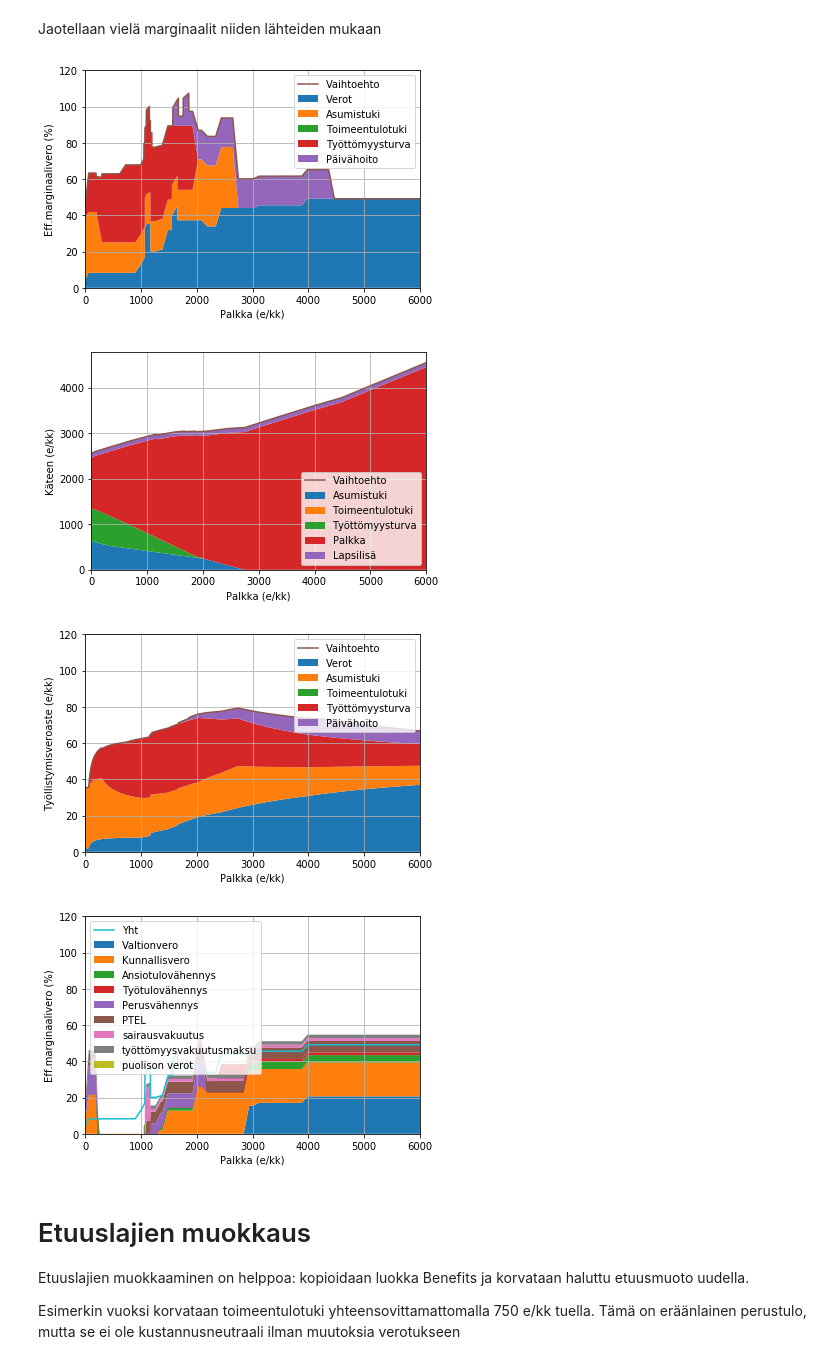
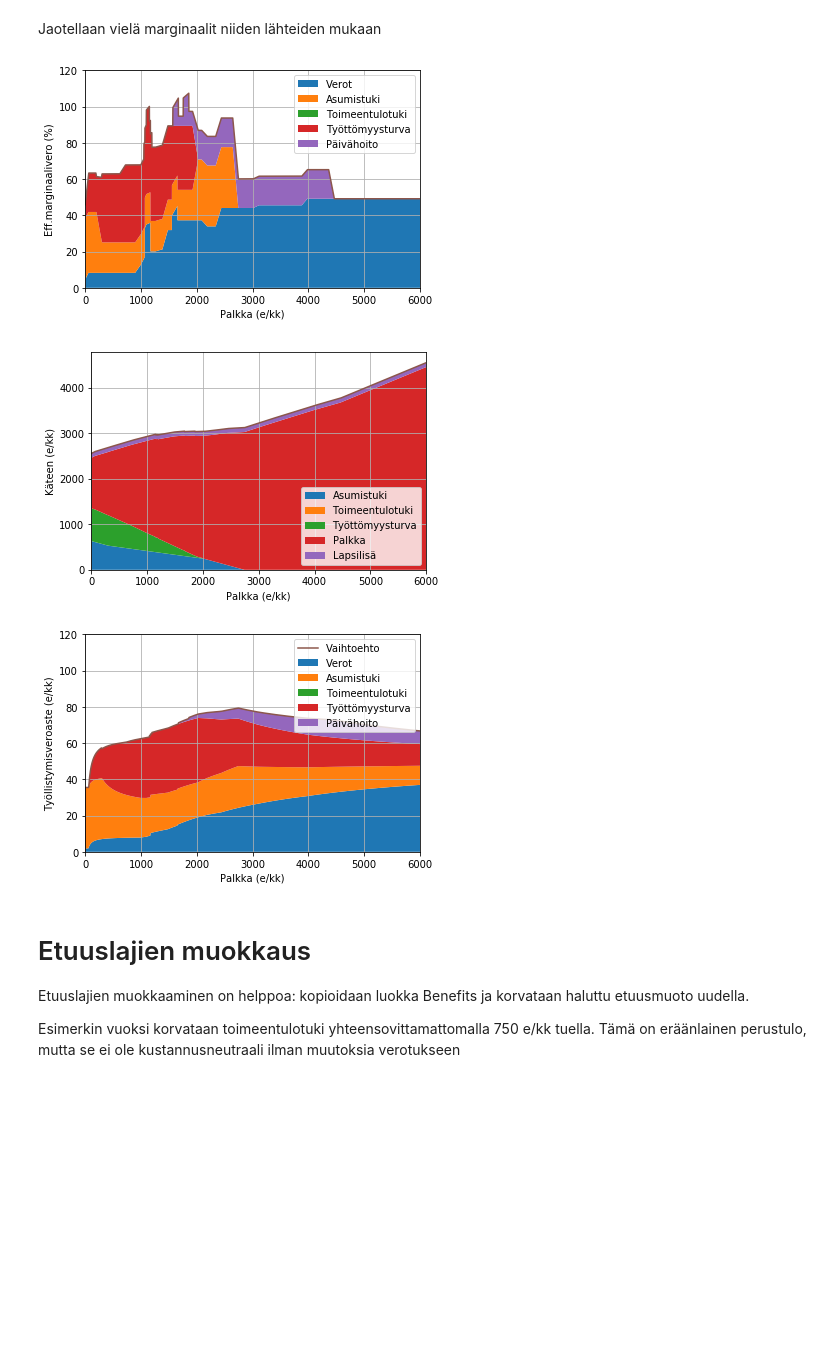
Before and after one commit to ajtanskanen/benefits, a Jupyter notebook: kannusteet.ipynb, the cells around one changed output. Saved outputs shown, nothing was run; the diff lists cells and outputs as text; code cells hidden in the pictures; blank space fills up the shorter version.

```diff
--- a/kannusteet.ipynb
+++ b/kannusteet.ipynb
@@ -25,6 +27,10 @@ Tässä työkirjassa esitellään Python-kirjasto fin_benefit, jonka avulla on h
 # haetaan tarpeelliset kirjastot
 import fin_benefits # määrittelee luokan, jossa on sosiaaliturvafunktiot yms
 import numpy as np
+
+# kuvat suuremmiksi
+import matplotlib.pyplot as plt
+plt.rcParams['figure.figsize'] = [10, 5]
 # %% [markdown]
 ## Tyyppitapauksia ja niiden korvausasteita
 
@@ -51,12 +57,11 @@ basenetto,baseeff,basetva=ben.laske_ja_plottaa(p)
 Jaotellaan vielä marginaalit niiden lähteiden mukaan
 # %%
 # ja lasketaan & plotataan tulokset
-basenetto,baseeff,basetva=ben.laske_ja_plottaa_marginaalit(p)
+ben.laske_ja_plottaa_marginaalit(p)
 # %% [output]
-[figure, old version]
+[figure, new version]
-[figure, old version]
+[figure, new version]
 [figure]
-[figure, removed]
 # %% [markdown]
 # Etuuslajien muokkaus
 Etuuslajien muokkaaminen on helppoa: kopioidaan luokka Benefits ja korvataan haluttu etuusmuoto uudella.
```
Also changed, not shown: parts of 10 cells of this notebook, 2 other files.
